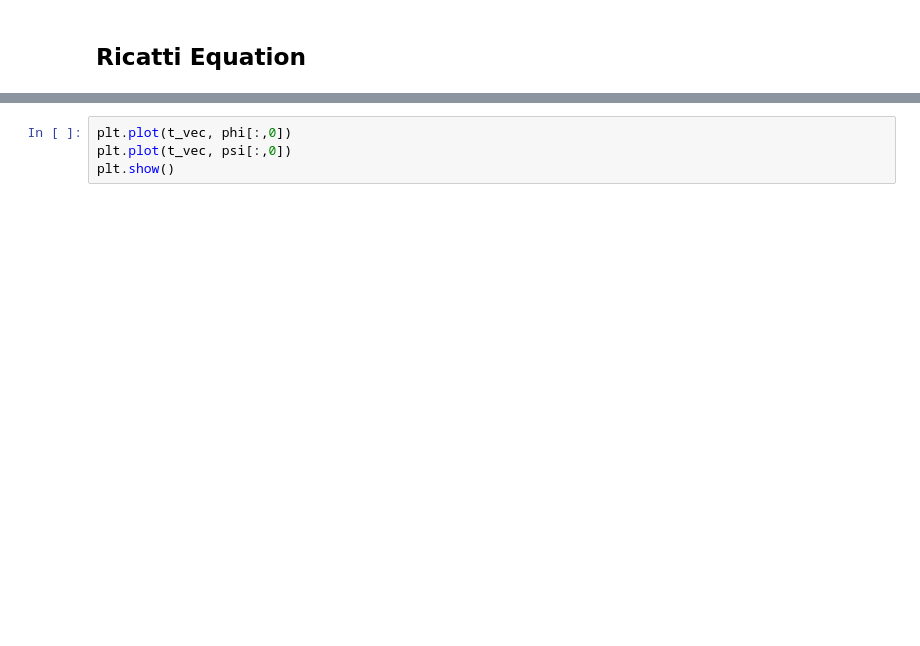
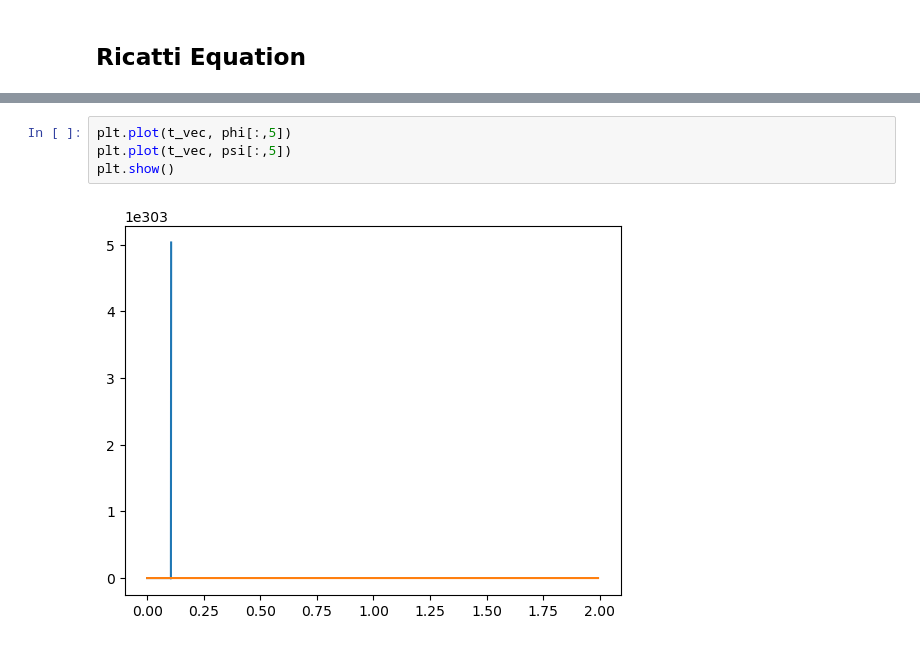
Before and after one commit to behradmoadeli/pfr_isothermal_recycle_delay_optimal, a Jupyter notebook: reports/BehradPaper.ipynb, the cells around one changed output, grey strips where cells are left out. Cells and saved outputs as stored; diff of their text form; blank space fills up the shorter version.

```diff
--- a/reports/BehradPaper.ipynb
+++ b/reports/BehradPaper.ipynb
@@ -599,7 +719,9 @@ plt.show()
 # %%
-plt.plot(t_vec, phi[:,0])
-plt.plot(t_vec, psi[:,0])
+plt.plot(t_vec, phi[:,5])
+plt.plot(t_vec, psi[:,5])
 plt.show()
+# %% [output]
+[figure, added]
 # %%
 plt.plot(t_vec, u)
 plt.show()
```
Also changed, not shown: parts of 22 cells of this notebook.
